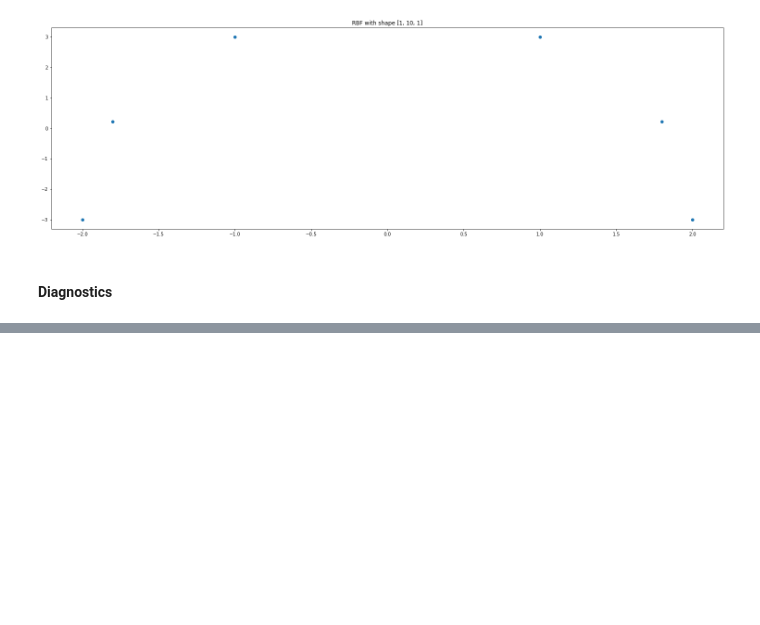
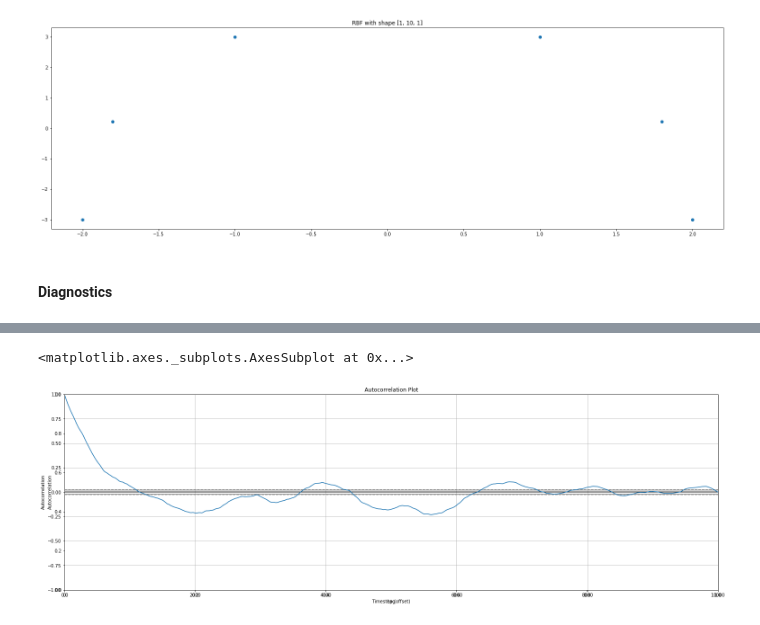
Before and after one commit to lukemelas/CS-282-Fall-2018, a Jupyter notebook: HW1.ipynb, the cells around one changed output, grey strips where cells are left out. Saved outputs shown, nothing was run; the diff lists cells and outputs as text; code cells hidden in the pictures; blank space fills up the shorter version.

```diff
--- a/HW1.ipynb
+++ b/HW1.ipynb
@@ -359,0 +349,9 @@ plt.show()
+# %%
+# Autocorrelation plot
+plt.title('Autocorrelation Plot')
+plt.ylabel('Autocorrelation')
+plt.xlabel('Timestep (offset)')
+pd.plotting.autocorrelation_plot(wts[5])
+# %% [output]
+<matplotlib.axes._subplots.AxesSubplot at 0x...>
+[figure, added]
```
Also changed, not shown: parts of 9 cells of this notebook.
